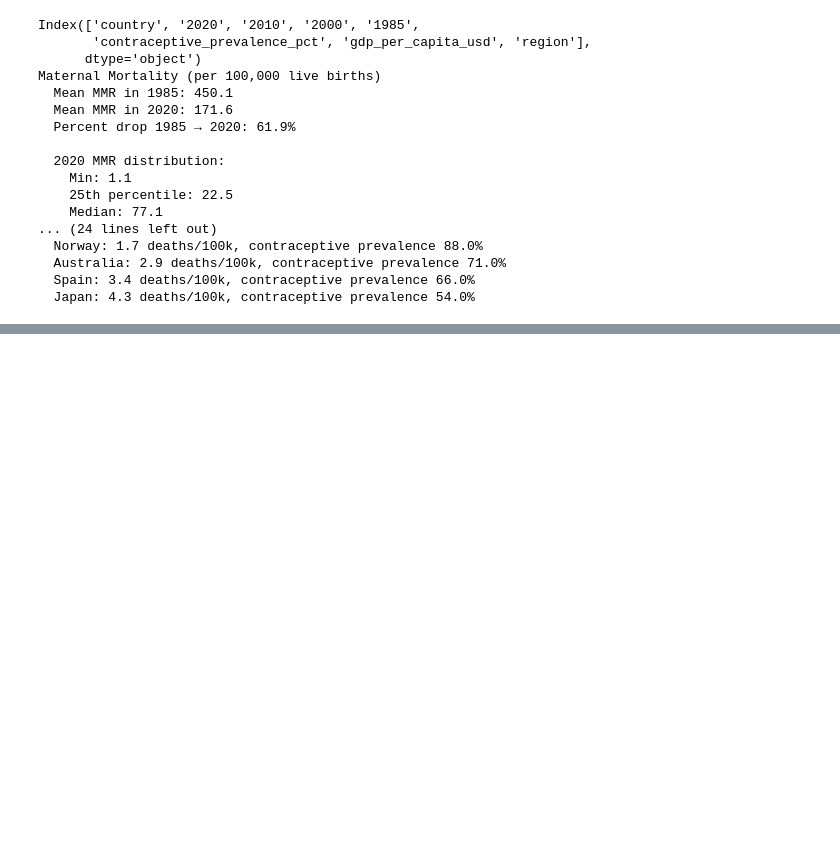
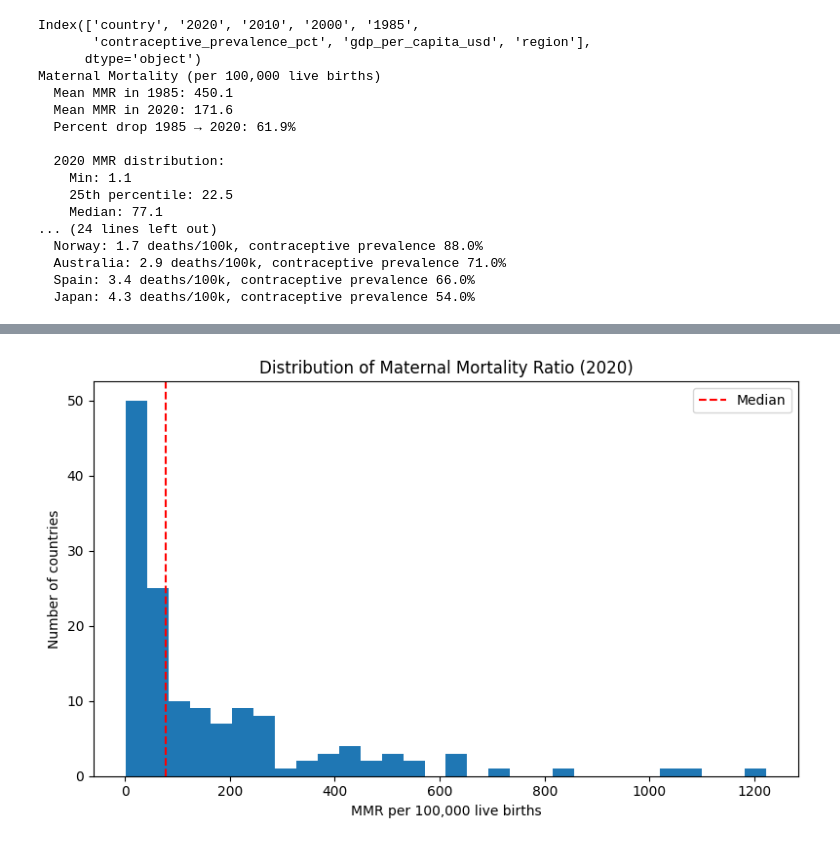
Before and after one commit to kyoungb/DataAcquisition, a Jupyter notebook: mycode.ipynb, the cells around one changed output, grey strips where cells are left out. Drawn from its saved outputs; the diff is of its cells as text; code cells hidden in the pictures; blank space fills up the shorter version.

```diff
--- a/mycode.ipynb
+++ b/mycode.ipynb
@@ -90,0 +109,12 @@ Maternal Mortality (per 100,000 live births)
+# %%
+plt.figure(figsize=(8,5))
+plt.hist(df["2020"], bins=30)
+plt.title("Distribution of Maternal Mortality Ratio (2020)")
+plt.xlabel("MMR per 100,000 live births")
+plt.ylabel("Number of countries")
+plt.axvline(df["2020"].median(), color="red", linestyle="--", label="Median")
+plt.legend()
+plt.tight_layout()
+plt.show()
+# %% [output]
+[figure, added]
```
Also changed, not shown: parts of 4 cells of this notebook, 1 other file.
